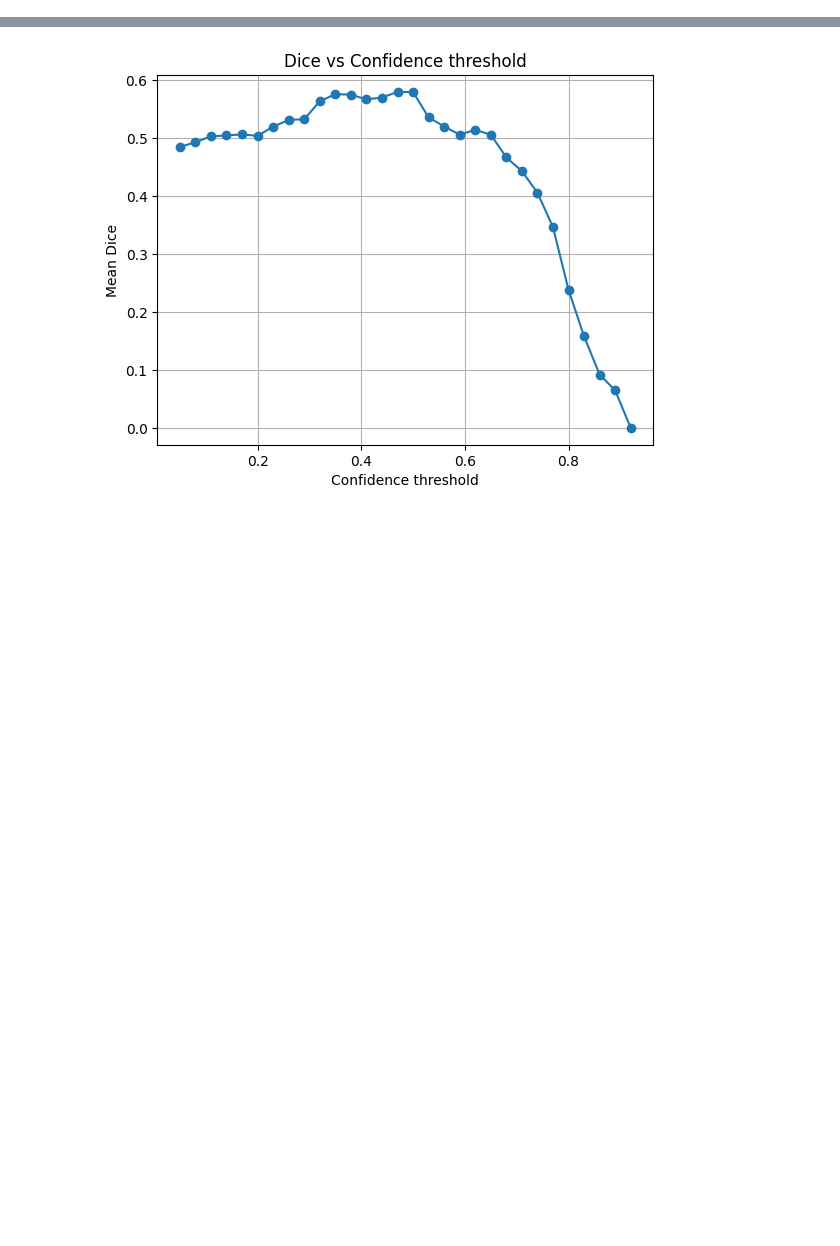
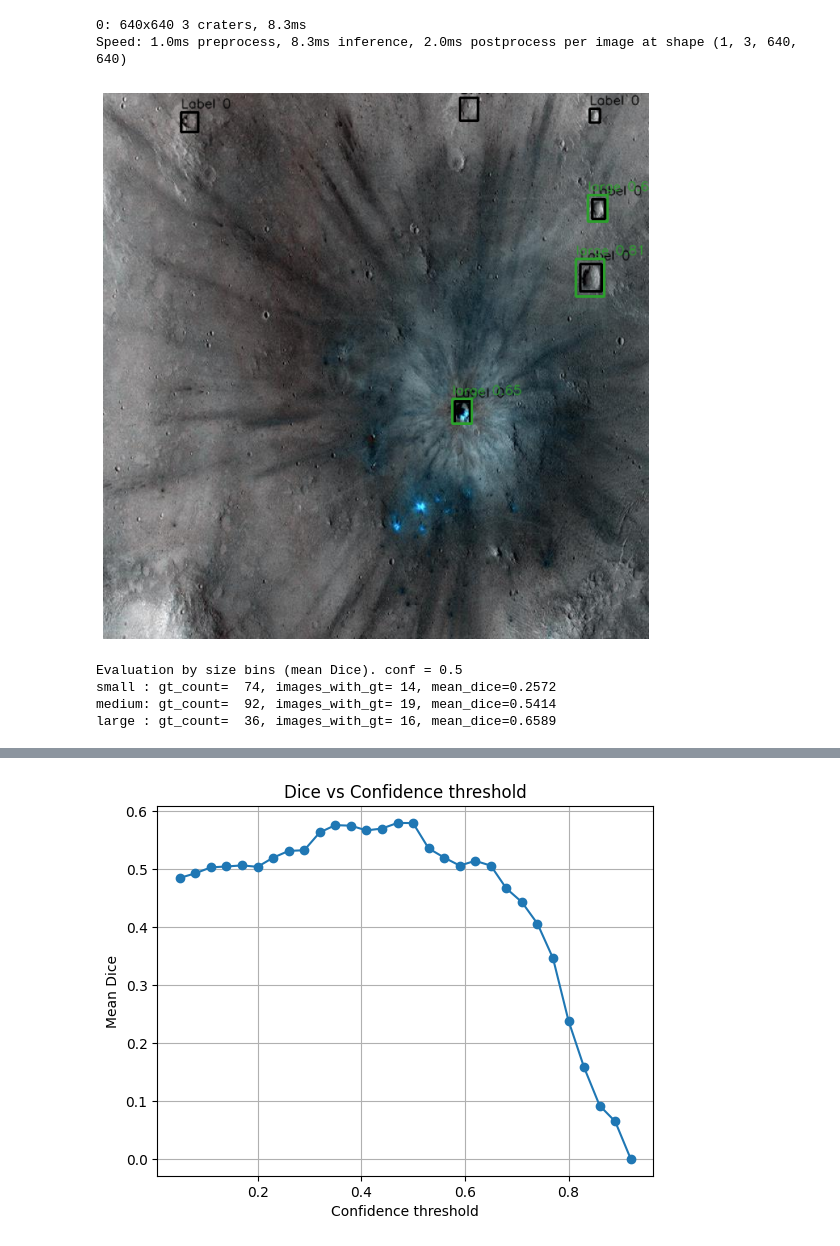
Before and after one commit to DaHL-gh/computer-vision, a Jupyter notebook: lab4/lab4.ipynb, the cells around one changed output, grey strips where cells are left out. Saved outputs shown, nothing was run; the diff lists cells and outputs as text; code cells hidden in the pictures; blank space fills up the shorter version.

```diff
--- a/lab4/lab4.ipynb
+++ b/lab4/lab4.ipynb
@@ -199,0 +136,2 @@ val_dataset = CraterDataset(DATA_DIR / "valid")
+# %%
+model = YOLO("./bestS.pt")
@@ -199,0 +237,23 @@ val_dataset = CraterDataset(DATA_DIR / "valid")
+# %%
+rand_id = randint(0, len(train_dataset) - 1)
+image, labels = train_dataset[rand_id]
+predictions = model.predict(np.array(image), conf=0.5)[0]
+show_item_with_predictions(image, labels, predictions, categories)
+# %% [output]
+0: 640x640 3 craters, 8.3ms
+Speed: 1.0ms preprocess, 8.3ms inference, 2.0ms postprocess per image at shape (1, 3, 640, 640)
+[figure, added]
+# %%
+conf = 0.5
+size_dices, size_counts = evaluate_size_bins(model, val_dataset, categories, conf=conf)
+
+print("Evaluation by size bins (mean Dice). conf =", conf)
+for category in categories:
+    arr = size_dices[category]
+    mean_dice = float(np.mean(arr)) if len(arr) > 0 else float("nan")
+    print(f"{category:6s}: gt_count={size_counts[category]:4d}, images_with_gt={len(arr):3d}, mean_dice={mean_dice:.4f}")
+# %% [output]
+Evaluation by size bins (mean Dice). conf = 0.5
+small : gt_count=  74, images_with_gt= 14, mean_dice=0.2572
+medium: gt_count=  92, images_with_gt= 19, mean_dice=0.5414
+large : gt_count=  36, images_with_gt= 16, mean_dice=0.6589
```
Also changed, not shown: parts of 16 cells of this notebook.
